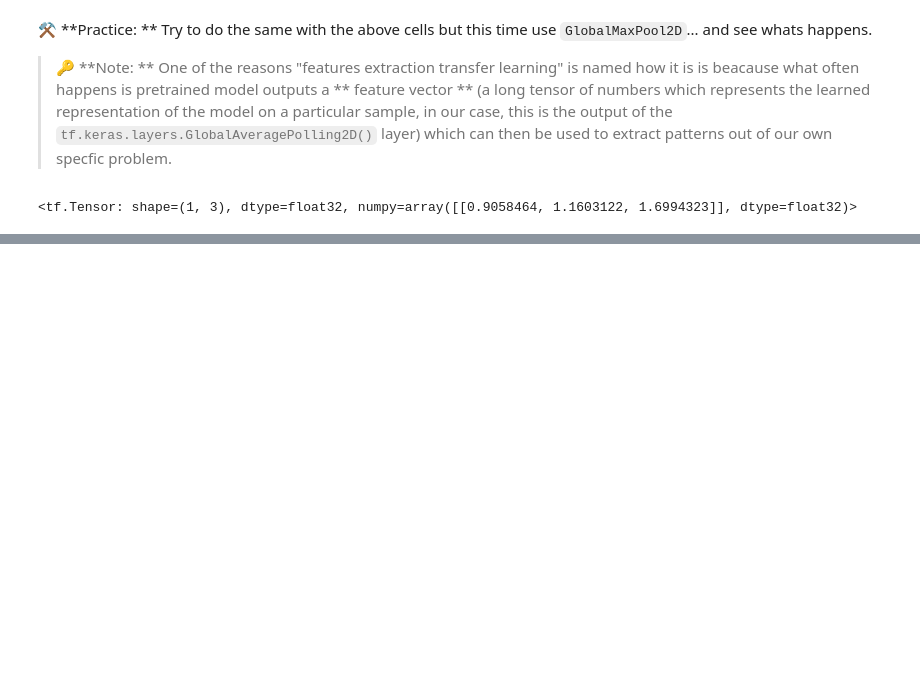
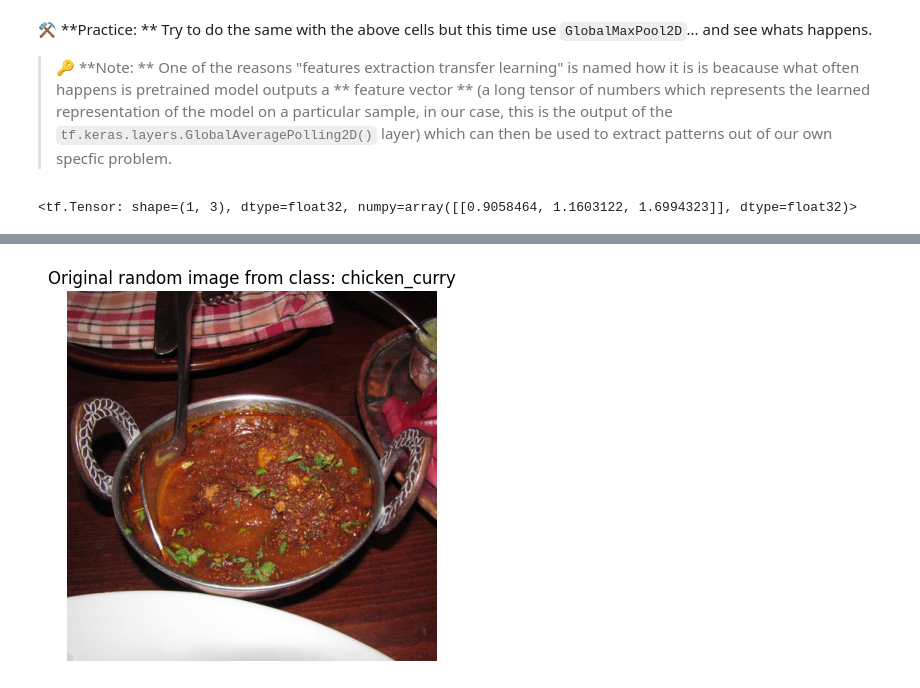
Before and after one commit to miller00315/ia_studies, a Jupyter notebook: transfer_learning_in_tensor_flow_part_2_fine_tuning.ipynb, the cells around one changed output, grey strips where cells are left out. Cells and saved outputs as stored; diff of their text form; code cells hidden in the pictures; blank space fills up the shorter version.

```diff
--- a/transfer_learning_in_tensor_flow_part_2_fine_tuning.ipynb
+++ b/transfer_learning_in_tensor_flow_part_2_fine_tuning.ipynb
@@ -376,0 +421,5 @@ y
+# %%
+# Create trinig and test
+
+train_dir_1_percent = "10_food_classes_1_percent/train/"
+test_dir = "10_food_classes_1_percent/test/"
@@ -376,0 +448,9 @@ y
+# %%
+train_data_1_percent = tf.keras.preprocessing.image_dataset_from_directory(train_dir_1_percent,
+                                                                            label_mode="categorical",
+                                                                            image_size=IMAGE_SIZE,
+                                                                            batch_size=BATCH_SIZE)
+test_data = tf.keras.preprocessing.image_dataset_from_directory(test_dir,
+                                                                label_mode="categorical",
+                                                                image_size=IMAGE_SIZE,
+                                                                batch_size=BATCH_SIZE)
@@ -376,0 +487,12 @@ y
+# %%
+# View a random image and compare it to its augmented version
+
+import matplotlib.pyplot as plt
+import matplotlib.image as mpimg
+import os
+import random
+
+target_class = random.choice(train_data_1_percent.class_names)
+target_dir = "10_food_classes_1_percent/train/" + target_class
+random_image = random.choice(os.listdir(target_dir))
+image_path = target_dir + "/" + random_image
@@ -376,0 +512,8 @@ y
+# %%
+image_grad = mpimg.imread(image_path)
+plt.imshow(image_grad)
+plt.title(f"Original random image from class: {target_class}")
+plt.axis(False)
+plt.show()
+# %% [output]
+[figure, added]
```
Also changed, not shown: parts of 100 cells of this notebook.
